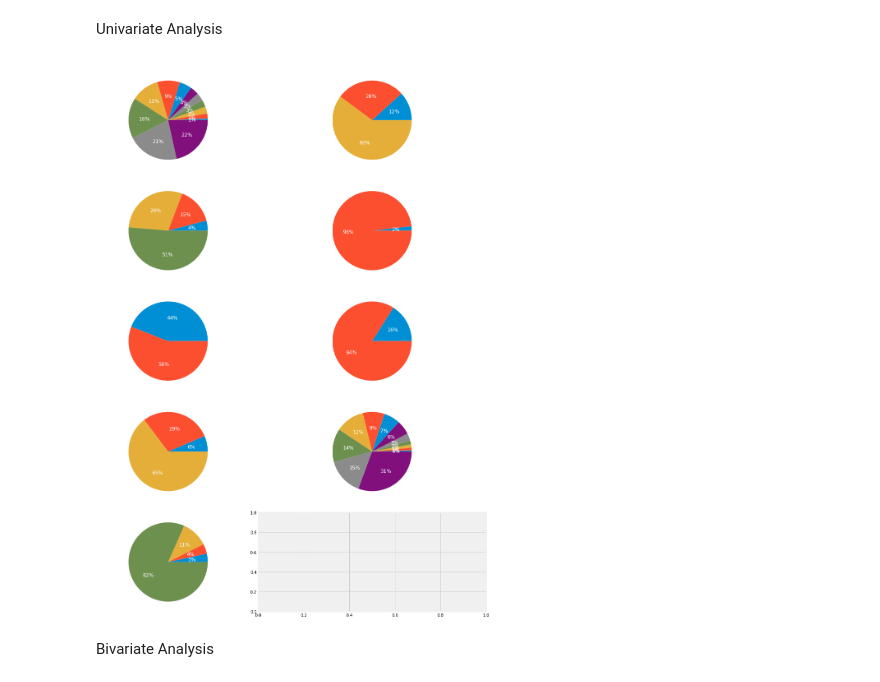
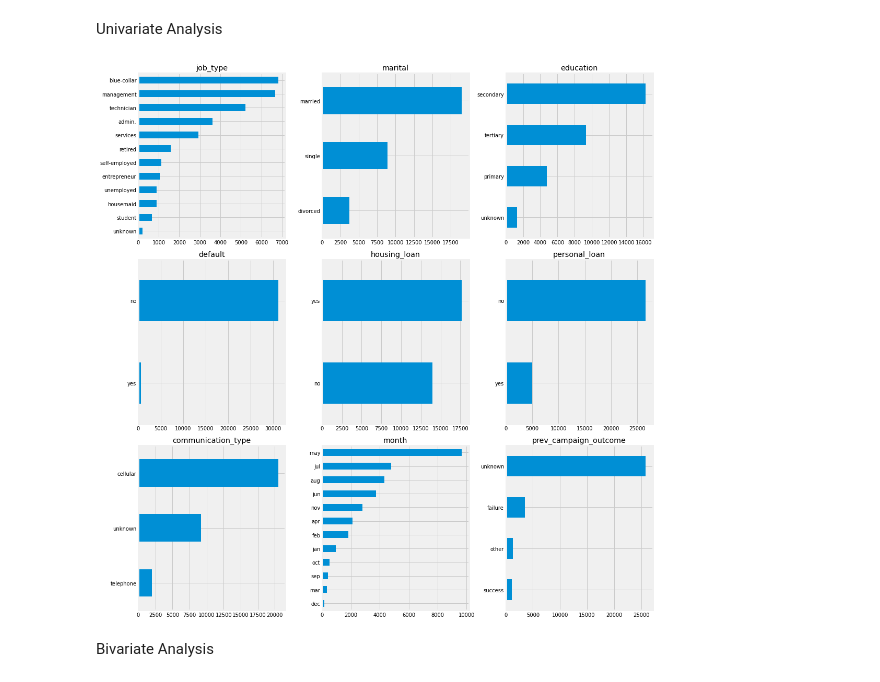
Before and after one commit to cmannnn/bank-promotional-campaigns, a Jupyter notebook: Guided_Hackathon_1.ipynb, the cells around one changed output. Saved outputs shown, nothing was run; the diff lists cells and outputs as text; code cells hidden in the pictures.

```diff
--- a/Guided_Hackathon_1.ipynb
+++ b/Guided_Hackathon_1.ipynb
@@ -312,11 +223,9 @@ fig, axes = plt.subplots(5, 2, figsize=(15,19))
 axes = [ax for axes_row in axes for ax in axes_row]
 
 for i,c in enumerate(train[cat_cols]):
-  _ = train[c].value_counts()[::-1].plot(kind='pie', ax=axes[i], autopct='%.0f%%', fontsize=12, textprops={'color':'w'})
+  _ = train[c].value_counts()[::-1].plot(kind='pie', ax=axes[i], autopct='%.0f%%', fontsize=12)
   _ = axes[i].set_ylabel(' ')
-  _ = axes[i].set_title(label = c, color='white')
+  _ = axes[i].set_title(label = c)
 
 plt.tight_layout()
 plt.show()
-# %% [output]
-[figure, removed]
@@ -325,2 +232,14 @@ plt.show()
+# %%
+# categotical barcharts
+fig, axes = plt.subplots(3,3, figsize=(15,15))
+axes = [ax for axes_row in axes for ax in axes_row]
+
+for i,c in enumerate(train[cat_cols]):
+  _ = train[c].value_counts()[::-1].plot(kind='barh', title=c, fontsize=10, ax=axes[i])
+
+plt.tight_layout()
+plt.show()
+# %% [output]
+[figure, added]
 # %% [markdown]
 Bivariate Analysis
```
Also changed, not shown: parts of 13 cells of this notebook.
